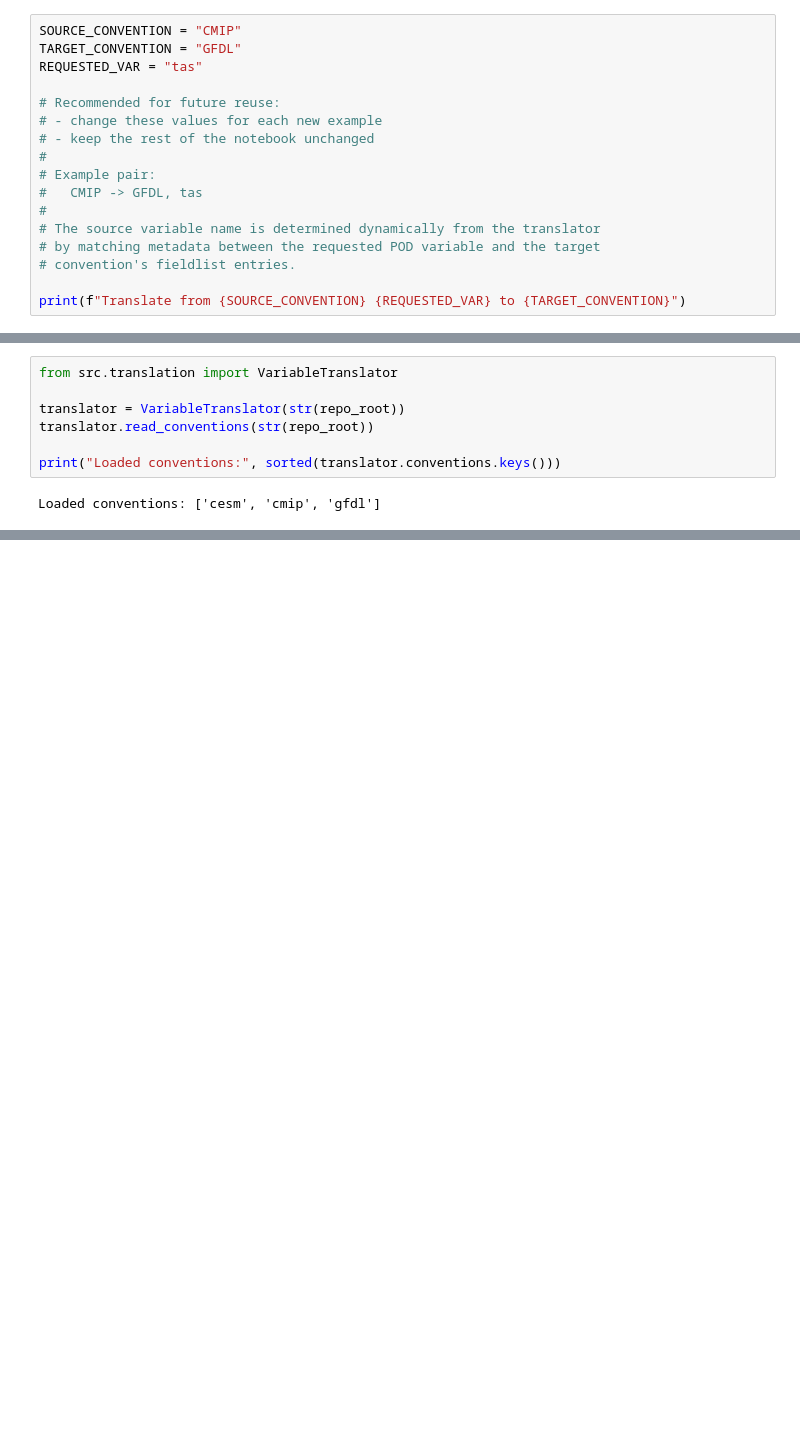
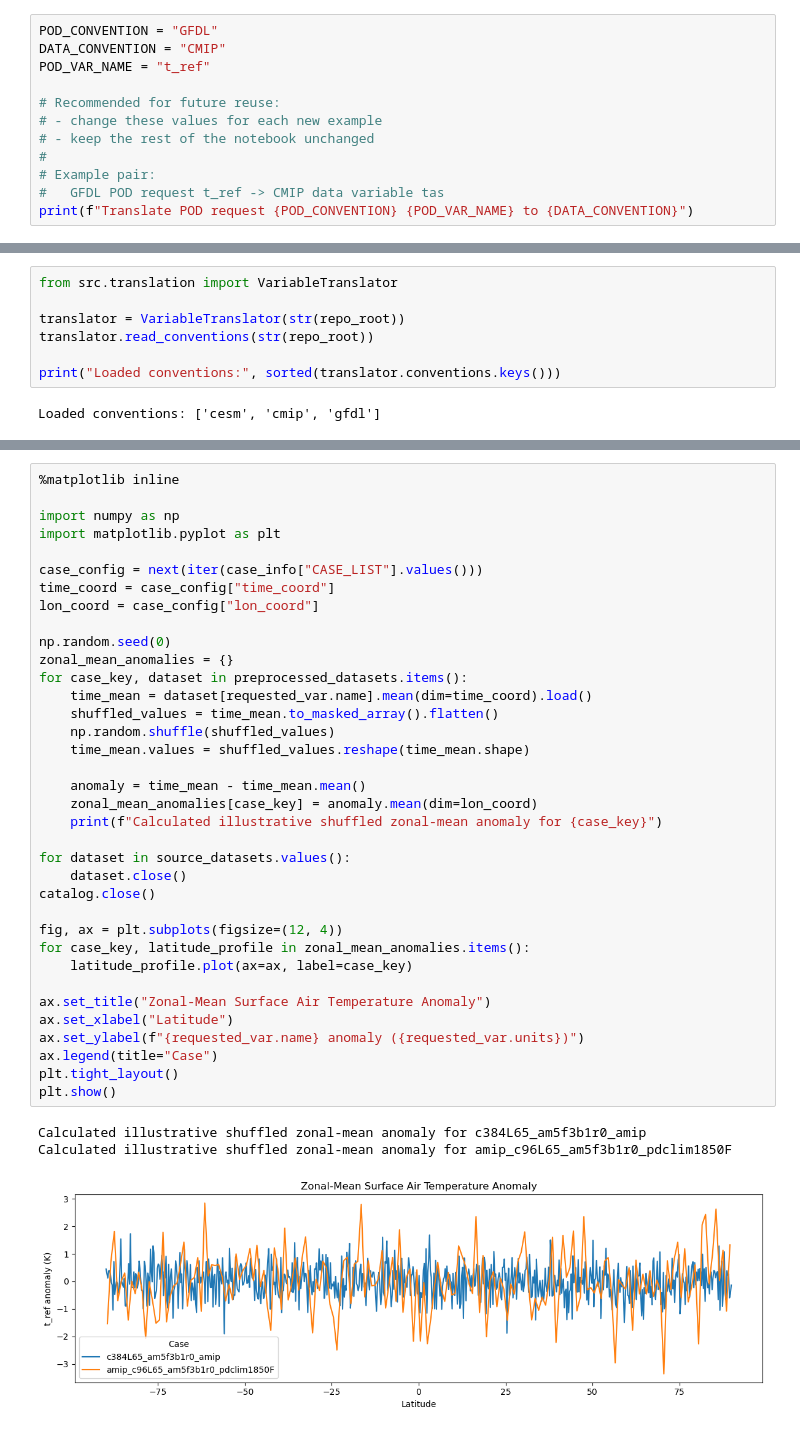
Before and after one commit to jjuyeonkim/MDTF-diagnostics, a Jupyter notebook: diagnostics/example_multicase/variable_translation_template.ipynb, the cells around one changed output, grey strips where cells are left out. Drawn from its saved outputs; the diff is of its cells as text; blank space fills up the shorter version.

```diff
--- a/diagnostics/example_multicase/variable_translation_template.ipynb
+++ b/diagnostics/example_multicase/variable_translation_template.ipynb
@@ -31,20 +37,15 @@ MDTF repo root: /work5/j3k/mdtf_main/MDTF-diagnostics
 
 Update the values below for a new variable pair or a new POD example.
 # %%
-SOURCE_CONVENTION = "CMIP"
-TARGET_CONVENTION = "GFDL"
-REQUESTED_VAR = "tas"
+POD_CONVENTION = "GFDL"
+DATA_CONVENTION = "CMIP"
+POD_VAR_NAME = "t_ref"
 
 # Recommended for future reuse:
 # - change these values for each new example
 # - keep the rest of the notebook unchanged
 #
 # Example pair:
-#   CMIP -> GFDL, tas
-#
-# The source variable name is determined dynamically from the translator
-# by matching metadata between the requested POD variable and the target
-# convention's fieldlist entries.
-
-print(f"Translate from {SOURCE_CONVENTION} {REQUESTED_VAR} to {TARGET_CONVENTION}")
+#   GFDL POD request t_ref -> CMIP data variable tas
+print(f"Translate POD request {POD_CONVENTION} {POD_VAR_NAME} to {DATA_CONVENTION}")
 # %% [output]
@@ -192,0 +257,40 @@ Before integrating this functionality into your own notebook, update the followi
+# %%
+%matplotlib inline
+
+import numpy as np
+import matplotlib.pyplot as plt
+
+case_config = next(iter(case_info["CASE_LIST"].values()))
+time_coord = case_config["time_coord"]
+lon_coord = case_config["lon_coord"]
+
+np.random.seed(0)
+zonal_mean_anomalies = {}
+for case_key, dataset in preprocessed_datasets.items():
+    time_mean = dataset[requested_var.name].mean(dim=time_coord).load()
+    shuffled_values = time_mean.to_masked_array().flatten()
+    np.random.shuffle(shuffled_values)
+    time_mean.values = shuffled_values.reshape(time_mean.shape)
+
+    anomaly = time_mean - time_mean.mean()
+    zonal_mean_anomalies[case_key] = anomaly.mean(dim=lon_coord)
+    print(f"Calculated illustrative shuffled zonal-mean anomaly for {case_key}")
+
+for dataset in source_datasets.values():
+    dataset.close()
+catalog.close()
+
+fig, ax = plt.subplots(figsize=(12, 4))
+for case_key, latitude_profile in zonal_mean_anomalies.items():
+    latitude_profile.plot(ax=ax, label=case_key)
+
+ax.set_title("Zonal-Mean Surface Air Temperature Anomaly")
+ax.set_xlabel("Latitude")
+ax.set_ylabel(f"{requested_var.name} anomaly ({requested_var.units})")
+ax.legend(title="Case")
+plt.tight_layout()
+plt.show()
+# %% [output]
+Calculated illustrative shuffled zonal-mean anomaly for c384L65_am5f3b1r0_amip
+Calculated illustrative shuffled zonal-mean anomaly for amip_c96L65_am5f3b1r0_pdclim1850F
+[figure, added]
```
Also changed, not shown: parts of 9 cells of this notebook.
